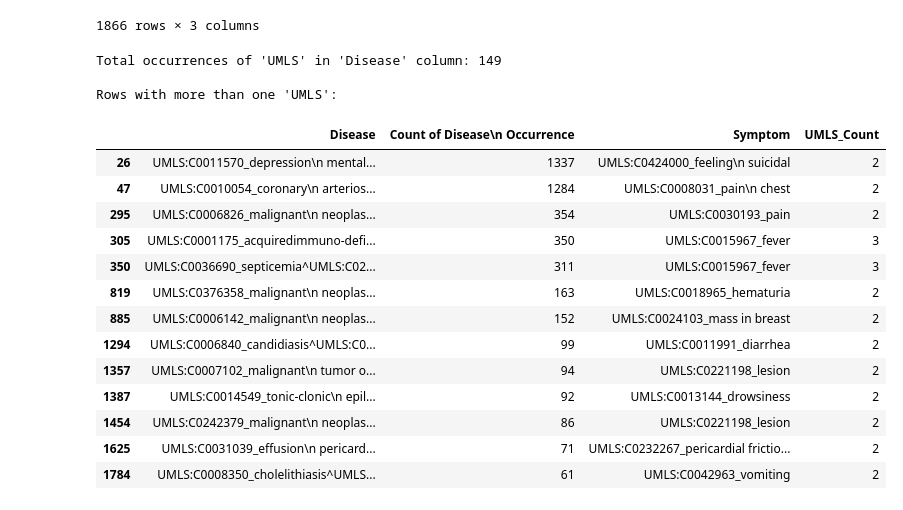
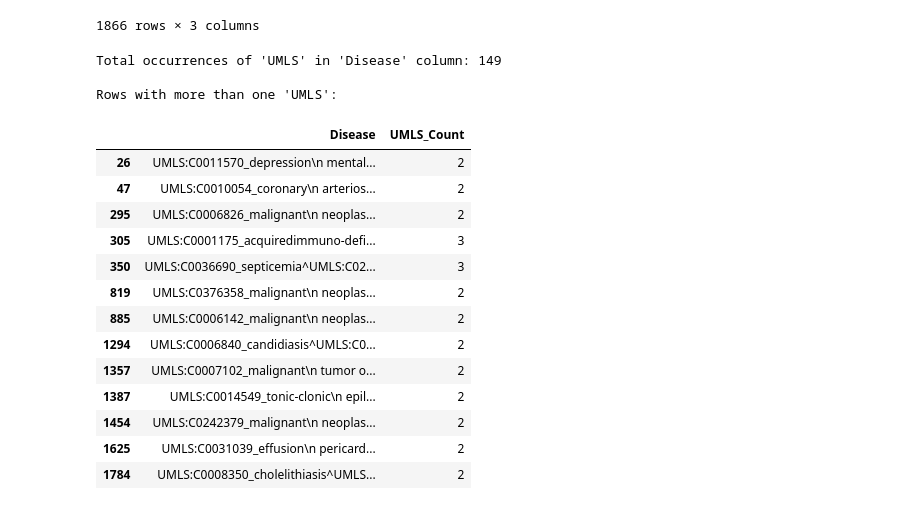
Before and after one commit to Saurabh-Lakhanpal/symptoms-analyzer, a Jupyter notebook: backend/etl.ipynb, the cells around one changed output. Saved outputs shown, nothing was run; the diff lists cells and outputs as text; code cells hidden in the pictures.

```diff
--- a/backend/etl.ipynb
+++ b/backend/etl.ipynb
@@ -64,37 +64,37 @@ Table scraped successfully
 # %%
 # Step 1: Add a column to count the occurrences of "UMLS" in each row
 df['UMLS_Count'] = df['Disease'].fillna('').str.count('UMLS')
 
 # Step 2: Calculate the total occurrences of "UMLS" in the 'Disease' column
 disease_umls_count = df['UMLS_Count'].sum()
 
 # Print the total count of "UMLS"
 print(f"Total occurrences of 'UMLS' in 'Disease' column: {disease_umls_count}")
 
 # Step 3: Identify rows where a cell contains more than one occurrence of "UMLS"
 rows_with_multiple_umls = df[df['UMLS_Count'] > 1]
 
 # Print these rows
 print("\nRows with more than one 'UMLS':")
-rows_with_multiple_umls
+display(rows_with_multiple_umls[['Disease','UMLS_Count']])
 # %% [output]
 Total occurrences of 'UMLS' in 'Disease' column: 149
 
 Rows with more than one 'UMLS':
-|  | Disease | Count of Disease\n Occurrence | Symptom | UMLS_Count |
-| 26 | UMLS:C0011570_depression\n mental... | 1337 | UMLS:C0424000_feeling\n suicidal | 2 |
-| 47 | UMLS:C0010054_coronary\n arterios... | 1284 | UMLS:C0008031_pain\n chest | 2 |
-| 295 | UMLS:C0006826_malignant\n neoplas... | 354 | UMLS:C0030193_pain | 2 |
-| 305 | UMLS:C0001175_acquiredimmuno-defi... | 350 | UMLS:C0015967_fever | 3 |
-| 350 | UMLS:C0036690_septicemia^UMLS:C02... | 311 | UMLS:C0015967_fever | 3 |
-| 819 | UMLS:C0376358_malignant\n neoplas... | 163 | UMLS:C0018965_hematuria | 2 |
-| 885 | UMLS:C0006142_malignant\n neoplas... | 152 | UMLS:C0024103_mass in breast | 2 |
-| 1294 | UMLS:C0006840_candidiasis^UMLS:C0... | 99 | UMLS:C0011991_diarrhea | 2 |
-| 1357 | UMLS:C0007102_malignant\n tumor o... | 94 | UMLS:C0221198_lesion | 2 |
-| 1387 | UMLS:C0014549_tonic-clonic\n epil... | 92 | UMLS:C0013144_drowsiness | 2 |
-| 1454 | UMLS:C0242379_malignant\n neoplas... | 86 | UMLS:C0221198_lesion | 2 |
-| 1625 | UMLS:C0031039_effusion\n pericard... | 71 | UMLS:C0232267_pericardial frictio... | 2 |
-| 1784 | UMLS:C0008350_cholelithiasis^UMLS... | 61 | UMLS:C0042963_vomiting | 2 |
+|  | Disease | UMLS_Count |
+| 26 | UMLS:C0011570_depression\n mental... | 2 |
+| 47 | UMLS:C0010054_coronary\n arterios... | 2 |
+| 295 | UMLS:C0006826_malignant\n neoplas... | 2 |
+| 305 | UMLS:C0001175_acquiredimmuno-defi... | 3 |
+| 350 | UMLS:C0036690_septicemia^UMLS:C02... | 3 |
+| 819 | UMLS:C0376358_malignant\n neoplas... | 2 |
+| 885 | UMLS:C0006142_malignant\n neoplas... | 2 |
+| 1294 | UMLS:C0006840_candidiasis^UMLS:C0... | 2 |
+| 1357 | UMLS:C0007102_malignant\n tumor o... | 2 |
+| 1387 | UMLS:C0014549_tonic-clonic\n epil... | 2 |
+| 1454 | UMLS:C0242379_malignant\n neoplas... | 2 |
+| 1625 | UMLS:C0031039_effusion\n pericard... | 2 |
+| 1784 | UMLS:C0008350_cholelithiasis^UMLS... | 2 |
 # %%
 # Step 1: Clean and normalize the 'Disease' column
 df['Disease'] = df['Disease'].str.replace('\n', ' ', regex=False).str.strip()
```
Also changed, not shown: parts of 10 cells of this notebook.
